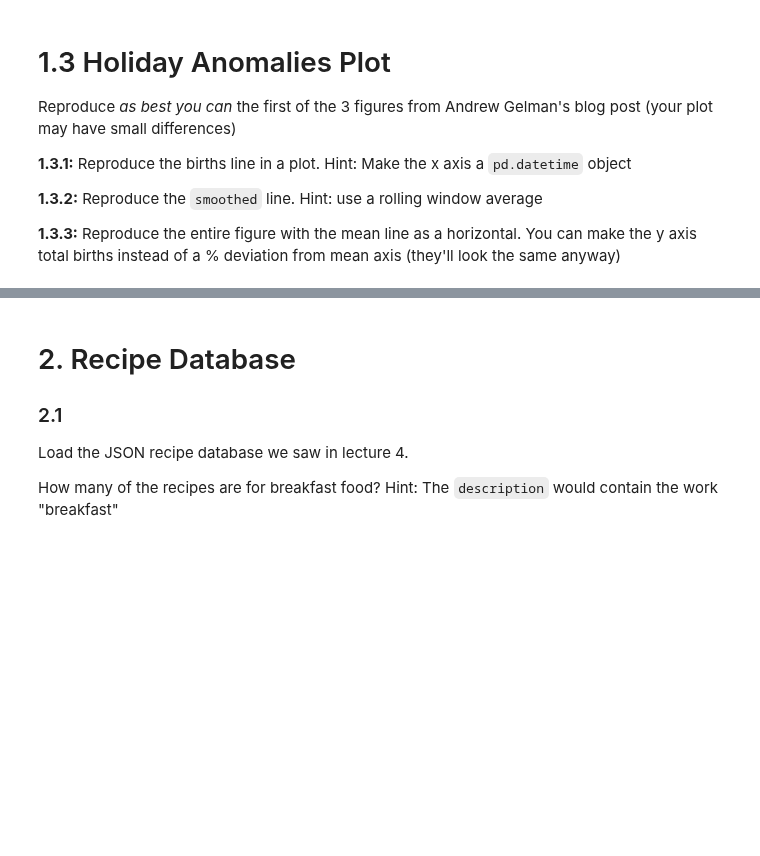
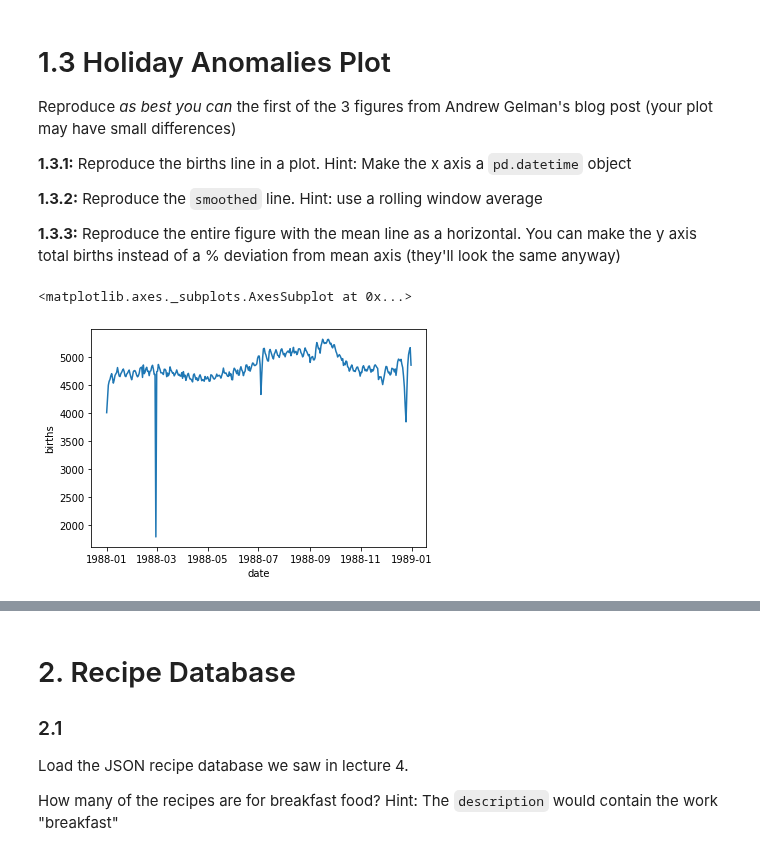
Before and after one commit to cb-ds-1/m2-3-exploration, a Jupyter notebook: workshop.ipynb, the cells around one changed output, grey strips where cells are left out. Saved outputs shown, nothing was run; the diff lists cells and outputs as text; code cells hidden in the pictures; blank space fills up the shorter version.

```diff
--- a/workshop.ipynb
+++ b/workshop.ipynb
@@ -28,3 +53,29 @@ Reproduce *as best you can* the first of the 3 figures from Andrew Gelman's blog
 **1.3.2:** Reproduce the `smoothed` line. Hint: use a rolling window average
 
 **1.3.3:** Reproduce the entire figure with the mean line as a horizontal. You can make the y axis total births instead of a % deviation from mean axis (they'll look the same anyway)
+# %%
+# Received help from Jasleen, Javad and Matthieu
+
+# 1.3.1
+
+df = pd.read_csv("data/births.csv")
+
+df = df.loc[(df["day"] != 99) & (~df["day"].isna())]
+
+group = df.groupby(["year", "month", "day"]).births.mean()
+
+df = pd.DataFrame(group)
+df = df.reset_index()
+
+df.day = df.day.astype(int)
+df = df.reset_index(drop = True)
+
+df["date"] = pd.to_datetime(10000 * df.year + 100 * df.month + df.day, format = "%Y%m%d", errors='coerce')
+
+group = df.groupby(["month", "day"]).agg({'date':'max', 'births':'mean'})
+group.reset_index()
+
+sns.lineplot(x = "date", y = "births", data = group)
+# %% [output]
+<matplotlib.axes._subplots.AxesSubplot at 0x...>
+[figure, added]
```
Also changed, not shown: parts of 13 cells of this notebook, 5 other files.
